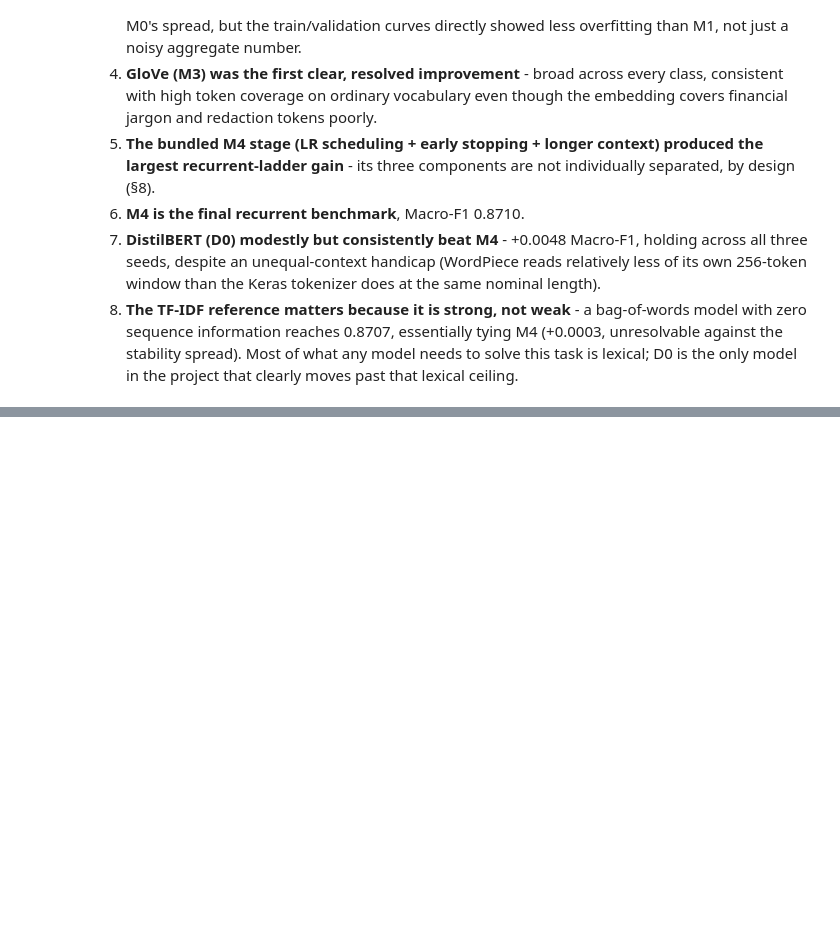
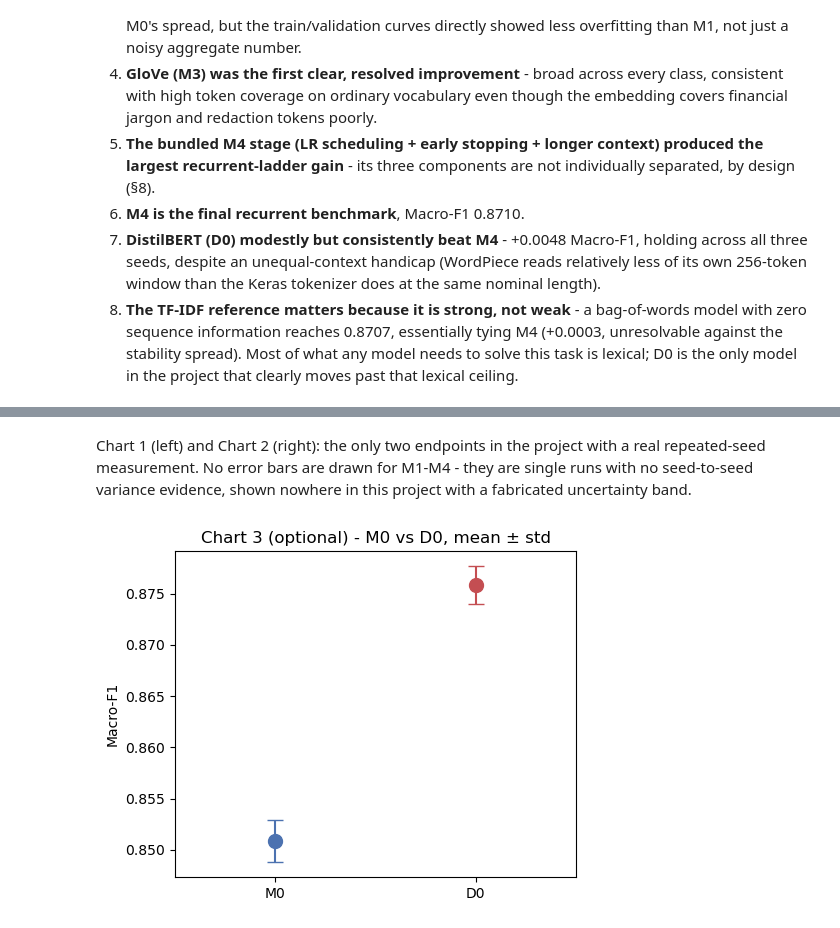
Before and after one commit to Udbhav748/fintech-complaint-classification-lstm-distilbert, a Jupyter notebook: notebooks/05_final_results.ipynb, the cells around one changed output, grey strips where cells are left out. Cells and saved outputs as stored; diff of their text form; code cells hidden in the pictures; blank space fills up the shorter version.

Commit message:
add variance notes

```diff
--- a/notebooks/05_final_results.ipynb
+++ b/notebooks/05_final_results.ipynb
@@ -326,0 +384,20 @@ and is not presented as a formal significance test.
+# %% [markdown]
+Chart 1 (left) and Chart 2 (right): the only two endpoints in the project
+with a real repeated-seed measurement. No error bars are drawn for M1-M4 -
+they are single runs with no seed-to-seed variance evidence, shown nowhere
+in this project with a fabricated uncertainty band.
+# %%
+fig, ax = plt.subplots(figsize=(5, 4))
+ax.errorbar([0], [m0_stats["mean"]], yerr=[m0_stats["std"]], fmt="o", markersize=10, capsize=6,
+            color="#4C72B0", ecolor="#4C72B0")
+ax.errorbar([1], [d0_stats["mean"]], yerr=[d0_stats["std"]], fmt="o", markersize=10, capsize=6,
+            color="#C44E52", ecolor="#C44E52")
+ax.set_xticks([0, 1])
+ax.set_xticklabels(["M0", "D0"])
+ax.set_xlim(-0.5, 1.5)
+ax.set_ylabel("Macro-F1")
+ax.set_title("Chart 3 (optional) - M0 vs D0, mean ± std")
+plt.tight_layout()
+plt.show()
+# %% [output]
+[figure, added]
```
Also changed, not shown: parts of 17 cells of this notebook, 2 other files.
